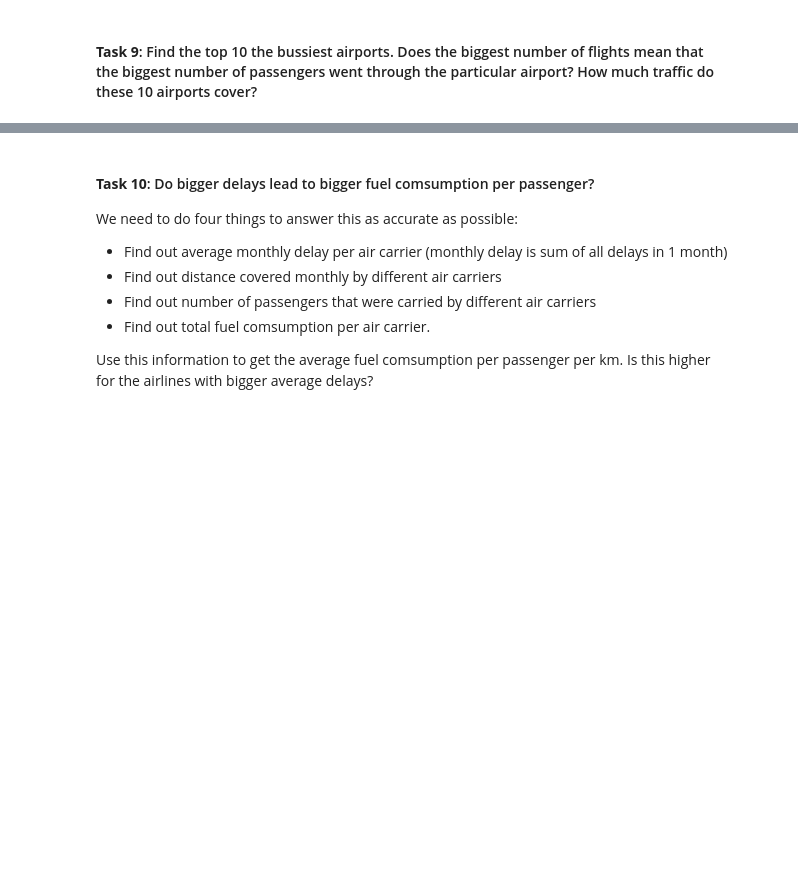
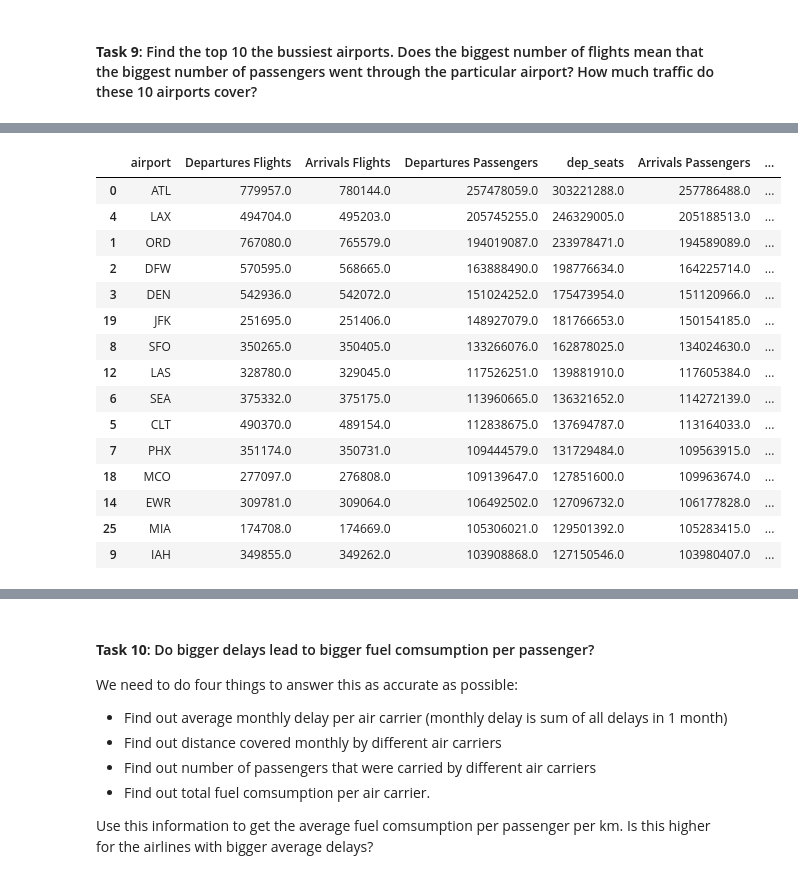
Before and after one commit to albina-m/LHL-Midterm-Flights, a Jupyter notebook: exploratory_analysis.ipynb, the cells around one changed output, grey strips where cells are left out. Cells and saved outputs as stored; diff of their text form; code cells hidden in the pictures; blank space fills up the shorter version.

```diff
--- a/exploratory_analysis.ipynb
+++ b/exploratory_analysis.ipynb
@@ -760,0 +794,19 @@ plt.show()
+# %%
+pass_flights.head(15)
+# %% [output]
+|  | airport | Departures Flights | Arrivals Flights | Departures Passengers | dep_seats | Arrivals Passengers | ... |
+| 0 | ATL | 779957.0 | 780144.0 | 257478059.0 | 303221288.0 | 257786488.0 | ... |
+| 4 | LAX | 494704.0 | 495203.0 | 205745255.0 | 246329005.0 | 205188513.0 | ... |
+| 1 | ORD | 767080.0 | 765579.0 | 194019087.0 | 233978471.0 | 194589089.0 | ... |
+| 2 | DFW | 570595.0 | 568665.0 | 163888490.0 | 198776634.0 | 164225714.0 | ... |
+| 3 | DEN | 542936.0 | 542072.0 | 151024252.0 | 175473954.0 | 151120966.0 | ... |
+| 19 | JFK | 251695.0 | 251406.0 | 148927079.0 | 181766653.0 | 150154185.0 | ... |
+| 8 | SFO | 350265.0 | 350405.0 | 133266076.0 | 162878025.0 | 134024630.0 | ... |
+| 12 | LAS | 328780.0 | 329045.0 | 117526251.0 | 139881910.0 | 117605384.0 | ... |
+| 6 | SEA | 375332.0 | 375175.0 | 113960665.0 | 136321652.0 | 114272139.0 | ... |
+| 5 | CLT | 490370.0 | 489154.0 | 112838675.0 | 137694787.0 | 113164033.0 | ... |
+| 7 | PHX | 351174.0 | 350731.0 | 109444579.0 | 131729484.0 | 109563915.0 | ... |
+| 18 | MCO | 277097.0 | 276808.0 | 109139647.0 | 127851600.0 | 109963674.0 | ... |
+| 14 | EWR | 309781.0 | 309064.0 | 106492502.0 | 127096732.0 | 106177828.0 | ... |
+| 25 | MIA | 174708.0 | 174669.0 | 105306021.0 | 129501392.0 | 105283415.0 | ... |
+| 9 | IAH | 349855.0 | 349262.0 | 103908868.0 | 127150546.0 | 103980407.0 | ... |
```
Also changed, not shown: parts of 12 cells of this notebook.
